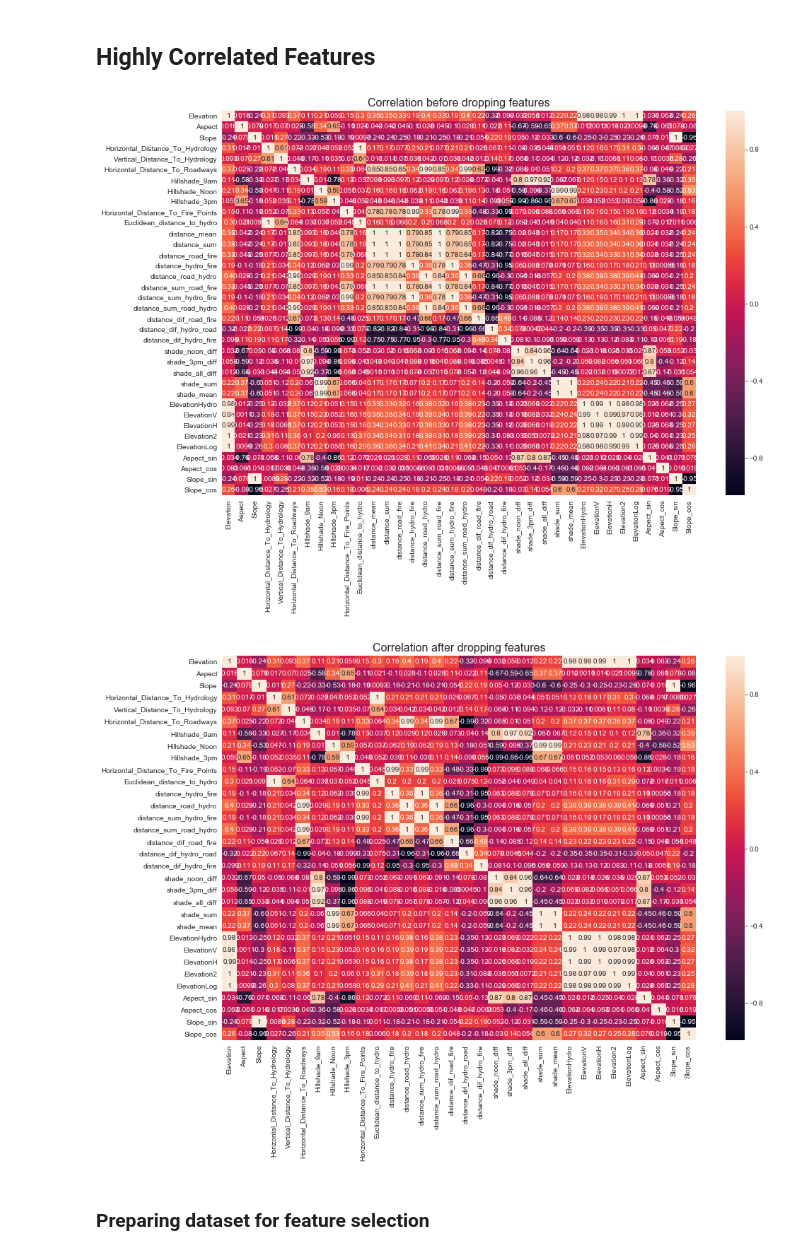
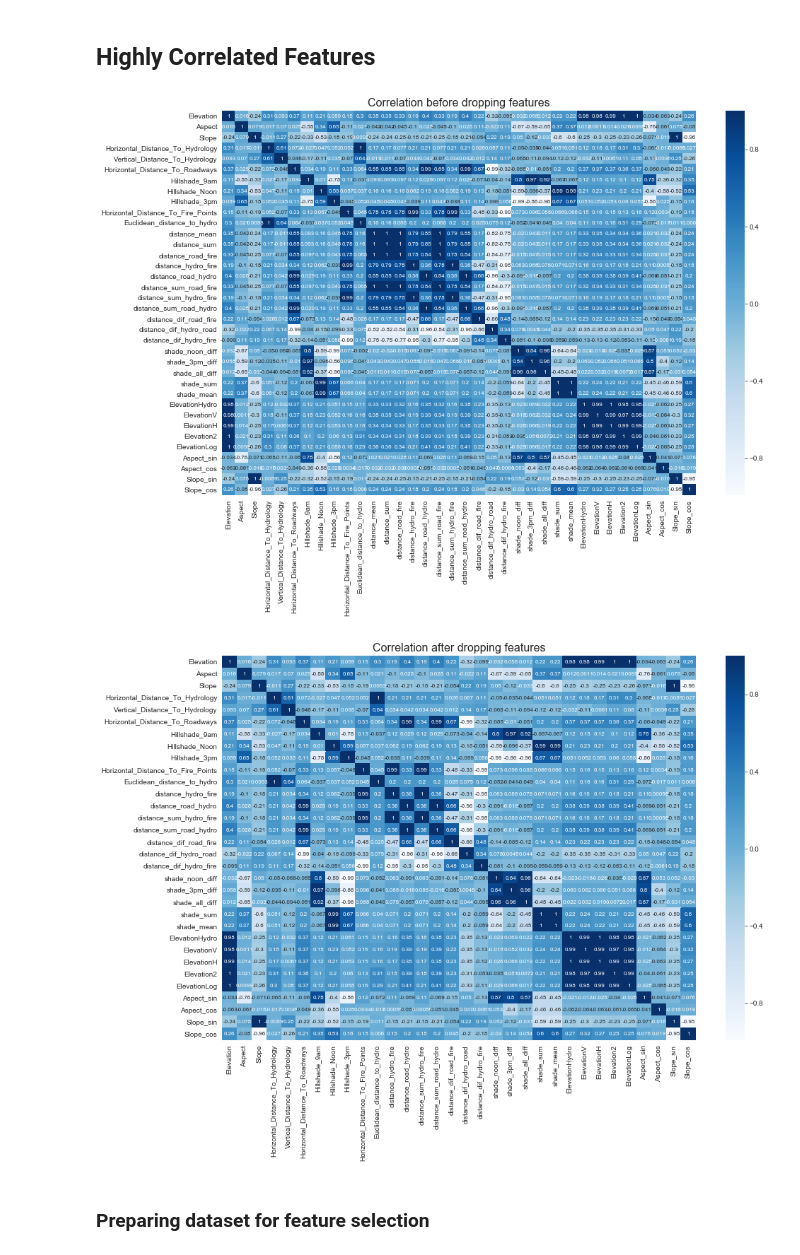
Before and after one commit to jgarte/CoverType, a Jupyter notebook: notebooks/feature_selection_v1.ipynb, the cells around one changed output. Saved outputs shown, nothing was run; the diff lists cells and outputs as text; code cells hidden in the pictures.

```diff
--- a/notebooks/feature_selection_v1.ipynb
+++ b/notebooks/feature_selection_v1.ipynb
@@ -57,11 +57,11 @@ for col in df.columns:
         num_feat.append(col)
 # %%
 plt.figure(figsize=(15, 10))
-sns.heatmap(df[num_feat].corr(), annot=True)
+sns.heatmap(df[num_feat].corr(), annot=True, cmap='Blues', annot_kws={'fontsize': 8})
 plt.title('Correlation before dropping features', fontsize=16)
 plt.show()
 # %% [output]
-[figure, old version]
+[figure, new version]
 # %%
 corr_feats = abs(df[num_feat].corr()) > .6
 corr_feats['Total'] = corr_feats.sum(axis=1)
@@ -77,11 +77,11 @@ for col in df.columns:
         num_feat.append(col)
 # %%
 plt.figure(figsize=(15, 10))
-sns.heatmap(df[num_feat].corr(), annot=True)
+sns.heatmap(df[num_feat].corr(), annot=True, cmap='Blues', annot_kws={'fontsize': 8})
 plt.title('Correlation after dropping features', fontsize=16)
 plt.show()
 # %% [output]
-[figure, old version]
+[figure, new version]
 # %%
 df = drop_features(df, high_corr_feats)
 # %%
```
Also changed, not shown: parts of 4 cells of this notebook.
